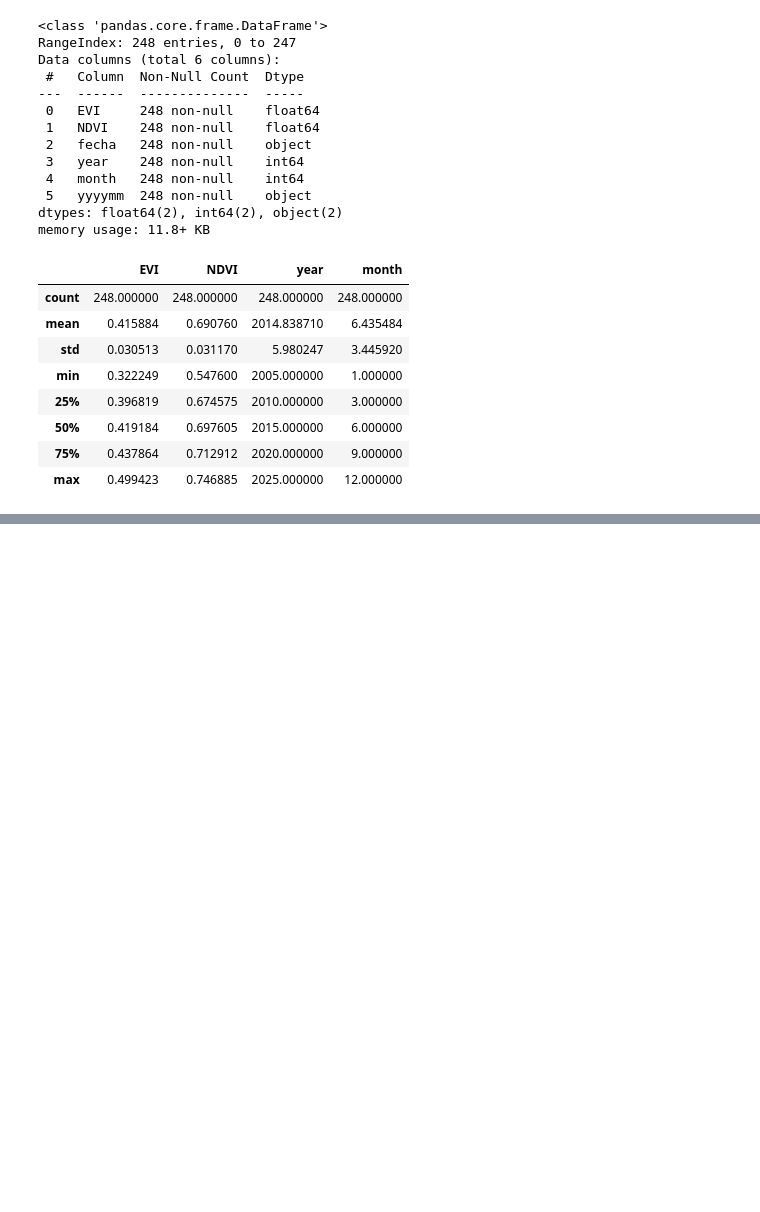
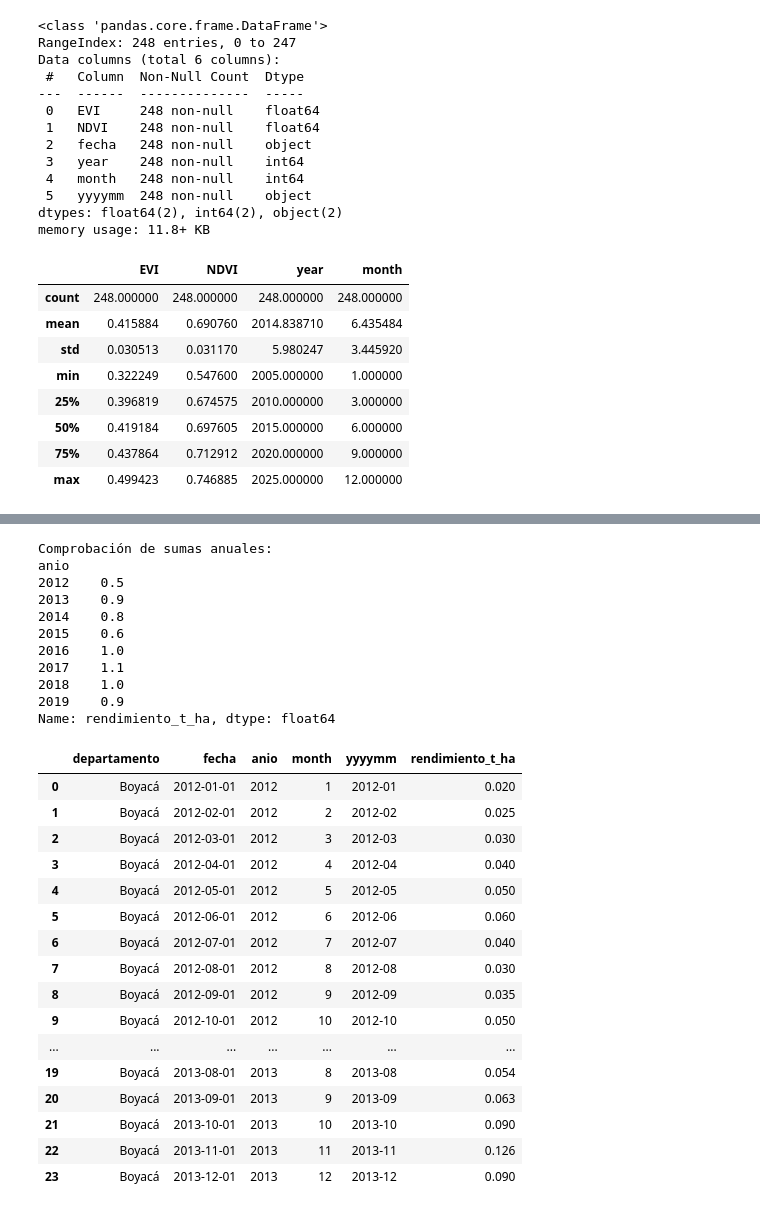
Before and after one commit to MateoSandoval-Py-SQL/MIAD---PROYECTO---DESPLIEGUE-DE-SOLUCIONES, a Jupyter notebook: Entregas/Modelo seguros indexados.ipynb, the cells around one changed output, grey strips where cells are left out. Drawn from its saved outputs; the diff is of its cells as text; code cells hidden in the pictures; blank space fills up the shorter version.

```diff
--- a/Entregas/Modelo seguros indexados.ipynb
+++ b/Entregas/Modelo seguros indexados.ipynb
@@ -97,0 +147,75 @@ rendimientos.describe()
+# %%
+import pandas as pd
+import numpy as np
+
+# --- Datos anuales de Boyacá (t/ha) ---
+rend_anual = {
+    2012: 0.5,
+    2013: 0.9,
+    2014: 0.8,
+    2015: 0.6,
+    2016: 1.0,
+    2017: 1.1,
+    2018: 1.0,
+    2019: 0.9
+}
+
+# --- Distribución estacional mensual ---
+# Normalizada para que sume 1 (porcentajes de rendimiento)
+pattern = np.array([
+    0.04, 0.05, 0.06, 0.08, 0.10, 0.12, 0.08, 0.06, 0.07, 0.10, 0.14, 0.10
+])
+pattern = pattern / pattern.sum()
+
+# --- Generar dataset mensual ---
+rows = []
+for year, total in rend_anual.items():
+    for month in range(1, 13):
+        fecha = pd.Timestamp(year=year, month=month, day=1)
+        rows.append({
+            "departamento": "Boyacá",
+            "fecha": fecha,
+            "anio": year,
+            "month": month,
+            "yyyymm": fecha.strftime("%Y-%m"),
+            "rendimiento_t_ha": round(total * pattern[month - 1], 3)
+        })
+
+df_rend_boyaca = pd.DataFrame(rows)
+
+# --- Verificar proporciones ---
+df_check = df_rend_boyaca.groupby("anio")["rendimiento_t_ha"].sum().round(3)
+print("Comprobación de sumas anuales:")
+print(df_check)
+
+# --- Mostrar primeros meses ---
+df_rend_boyaca.head(24)
+# %% [output]
+Comprobación de sumas anuales:
+anio
+2012    0.5
+2013    0.9
+2014    0.8
+2015    0.6
+2016    1.0
+2017    1.1
+2018    1.0
+2019    0.9
+Name: rendimiento_t_ha, dtype: float64
+|  | departamento | fecha | anio | month | yyyymm | rendimiento_t_ha |
+| 0 | Boyacá | 2012-01-01 | 2012 | 1 | 2012-01 | 0.020 |
+| 1 | Boyacá | 2012-02-01 | 2012 | 2 | 2012-02 | 0.025 |
+| 2 | Boyacá | 2012-03-01 | 2012 | 3 | 2012-03 | 0.030 |
+| 3 | Boyacá | 2012-04-01 | 2012 | 4 | 2012-04 | 0.040 |
+| 4 | Boyacá | 2012-05-01 | 2012 | 5 | 2012-05 | 0.050 |
+| 5 | Boyacá | 2012-06-01 | 2012 | 6 | 2012-06 | 0.060 |
+| 6 | Boyacá | 2012-07-01 | 2012 | 7 | 2012-07 | 0.040 |
+| 7 | Boyacá | 2012-08-01 | 2012 | 8 | 2012-08 | 0.030 |
+| 8 | Boyacá | 2012-09-01 | 2012 | 9 | 2012-09 | 0.035 |
+| 9 | Boyacá | 2012-10-01 | 2012 | 10 | 2012-10 | 0.050 |
+| ... | ... | ... | ... | ... | ... | ... |
+| 19 | Boyacá | 2013-08-01 | 2013 | 8 | 2013-08 | 0.054 |
+| 20 | Boyacá | 2013-09-01 | 2013 | 9 | 2013-09 | 0.063 |
+| 21 | Boyacá | 2013-10-01 | 2013 | 10 | 2013-10 | 0.090 |
+| 22 | Boyacá | 2013-11-01 | 2013 | 11 | 2013-11 | 0.126 |
+| 23 | Boyacá | 2013-12-01 | 2013 | 12 | 2013-12 | 0.090 |
```
Also changed, not shown: parts of 8 cells of this notebook.
